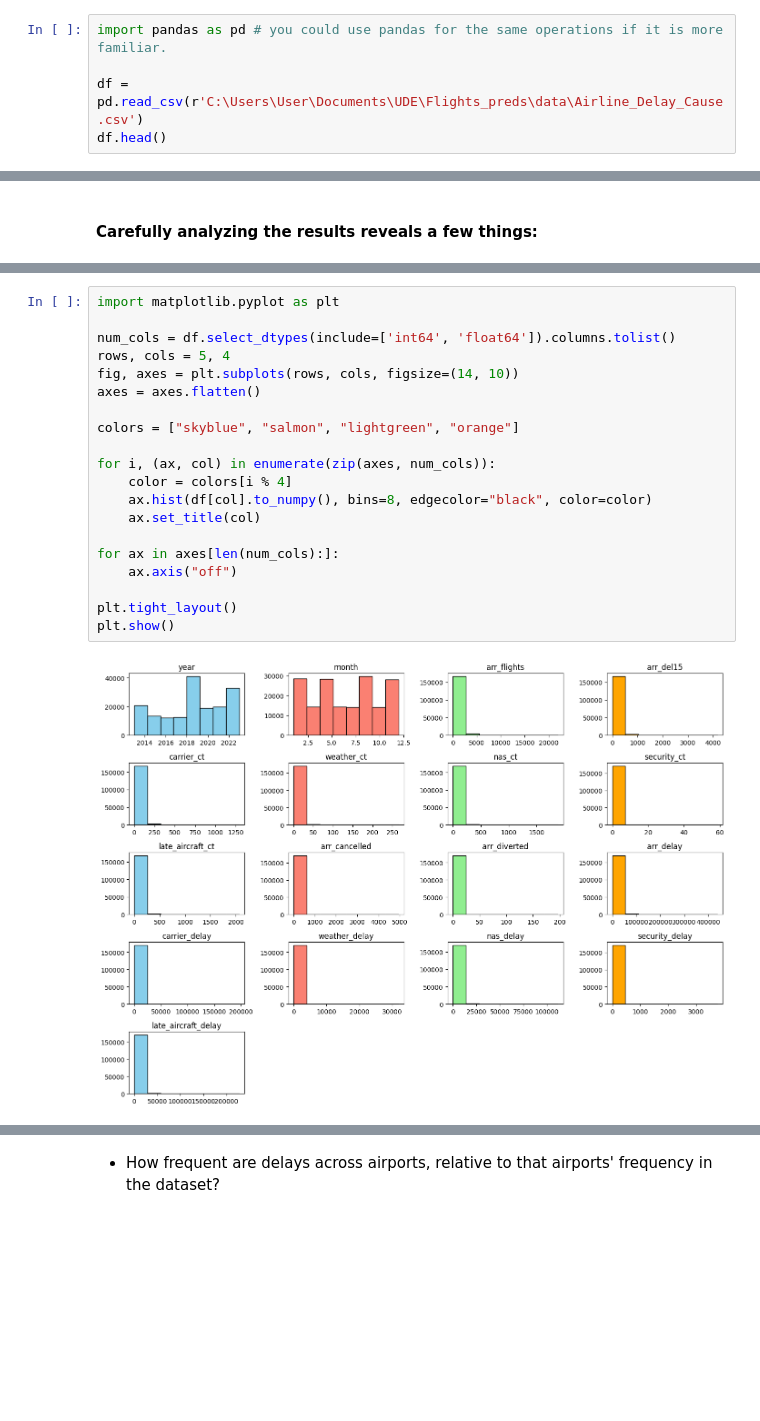
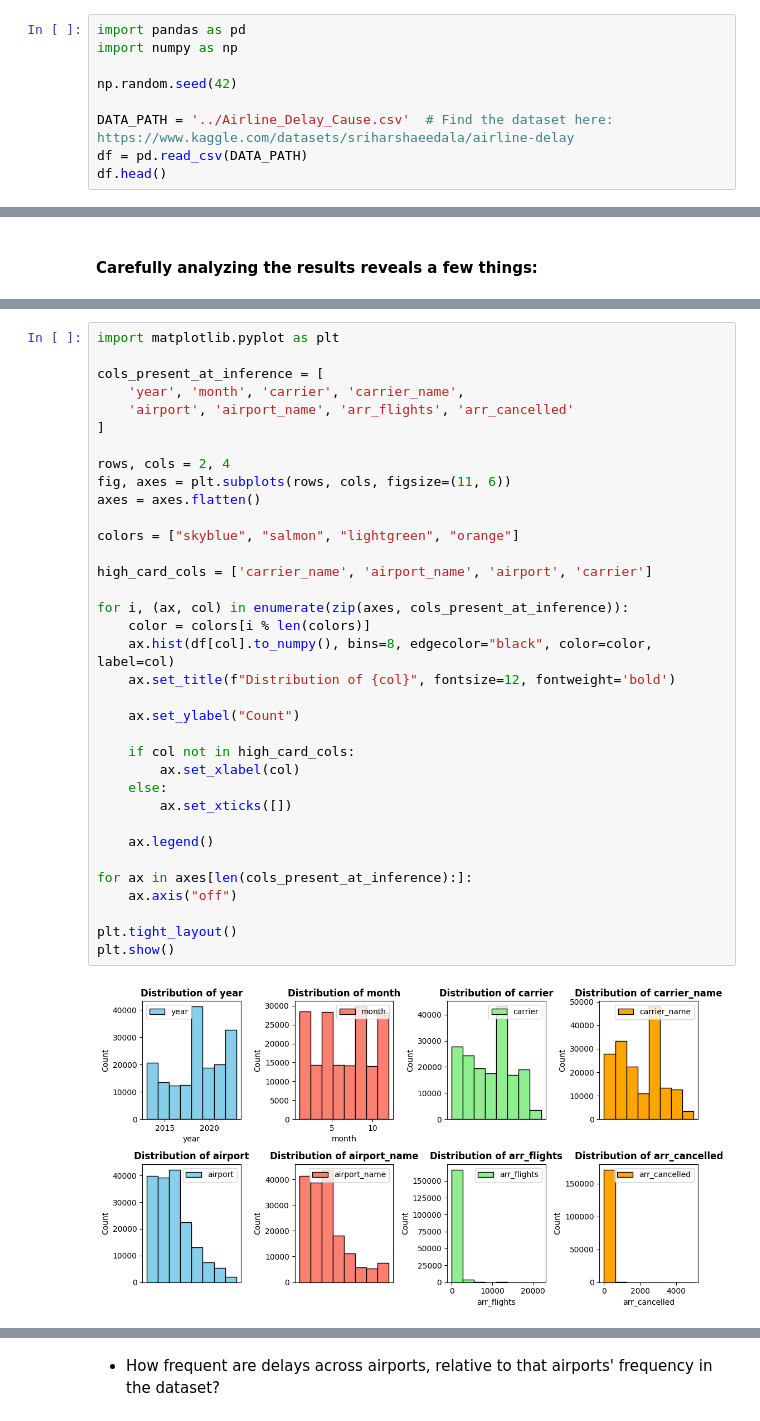
Before and after one commit to AnastasiaRassi/Forecasting-Flight-Delays-Monthly, a Jupyter notebook: notebooks/01_eda_cleaning.ipynb, the cells around one changed output, grey strips where cells are left out. Drawn from its saved outputs; the diff is of its cells as text; blank space fills up the shorter version.

```diff
--- a/notebooks/01_eda_cleaning.ipynb
+++ b/notebooks/01_eda_cleaning.ipynb
@@ -3,7 +4,11 @@
 # %%
-import pandas as pd # you could use pandas for the same operations if it is more familiar.
+import pandas as pd
+import numpy as np
 
-df = pd.read_csv(r'C:\Users\User\Documents\UDE\Flights_preds\data\Airline_Delay_Cause.csv')
+np.random.seed(42)
+
+DATA_PATH = '../Airline_Delay_Cause.csv'  # Find the dataset here: https://www.kaggle.com/datasets/sriharshaeedala/airline-delay
+df = pd.read_csv(DATA_PATH)
 df.head()
 # %% [output]
 |  | year | month | carrier | carrier_name | airport | airport_name | arr_flights | arr_del15 | carrier_ct | ... |
@@ -92,23 +117,38 @@ These will be dealt with in the **preprocessing stage**. For now, we can proceed
 # %%
 import matplotlib.pyplot as plt
 
-num_cols = df.select_dtypes(include=['int64', 'float64']).columns.tolist()
-rows, cols = 5, 4
-fig, axes = plt.subplots(rows, cols, figsize=(14, 10))
+cols_present_at_inference = [
+    'year', 'month', 'carrier', 'carrier_name',
+    'airport', 'airport_name', 'arr_flights', 'arr_cancelled'
+]
+
+rows, cols = 2, 4
+fig, axes = plt.subplots(rows, cols, figsize=(11, 6))
 axes = axes.flatten()
 
 colors = ["skyblue", "salmon", "lightgreen", "orange"]
 
-for i, (ax, col) in enumerate(zip(axes, num_cols)):
-    color = colors[i % 4]
-    ax.hist(df[col].to_numpy(), bins=8, edgecolor="black", color=color)
-    ax.set_title(col)
+high_card_cols = ['carrier_name', 'airport_name', 'airport', 'carrier']
 
-for ax in axes[len(num_cols):]:
+for i, (ax, col) in enumerate(zip(axes, cols_present_at_inference)):
+    color = colors[i % len(colors)]
+    ax.hist(df[col].to_numpy(), bins=8, edgecolor="black", color=color, label=col)
+    ax.set_title(f"Distribution of {col}", fontsize=12, fontweight='bold')
+
+    ax.set_ylabel("Count")
+
+    if col not in high_card_cols:
+        ax.set_xlabel(col)
+    else:
+        ax.set_xticks([])
+
+    ax.legend()
+
+for ax in axes[len(cols_present_at_inference):]:
     ax.axis("off")
 
 plt.tight_layout()
 plt.show()
 # %% [output]
-[figure, old version]
+[figure, new version]
 # %% [markdown]
```
Also changed, not shown: parts of 40 cells of this notebook, 1 other file.
